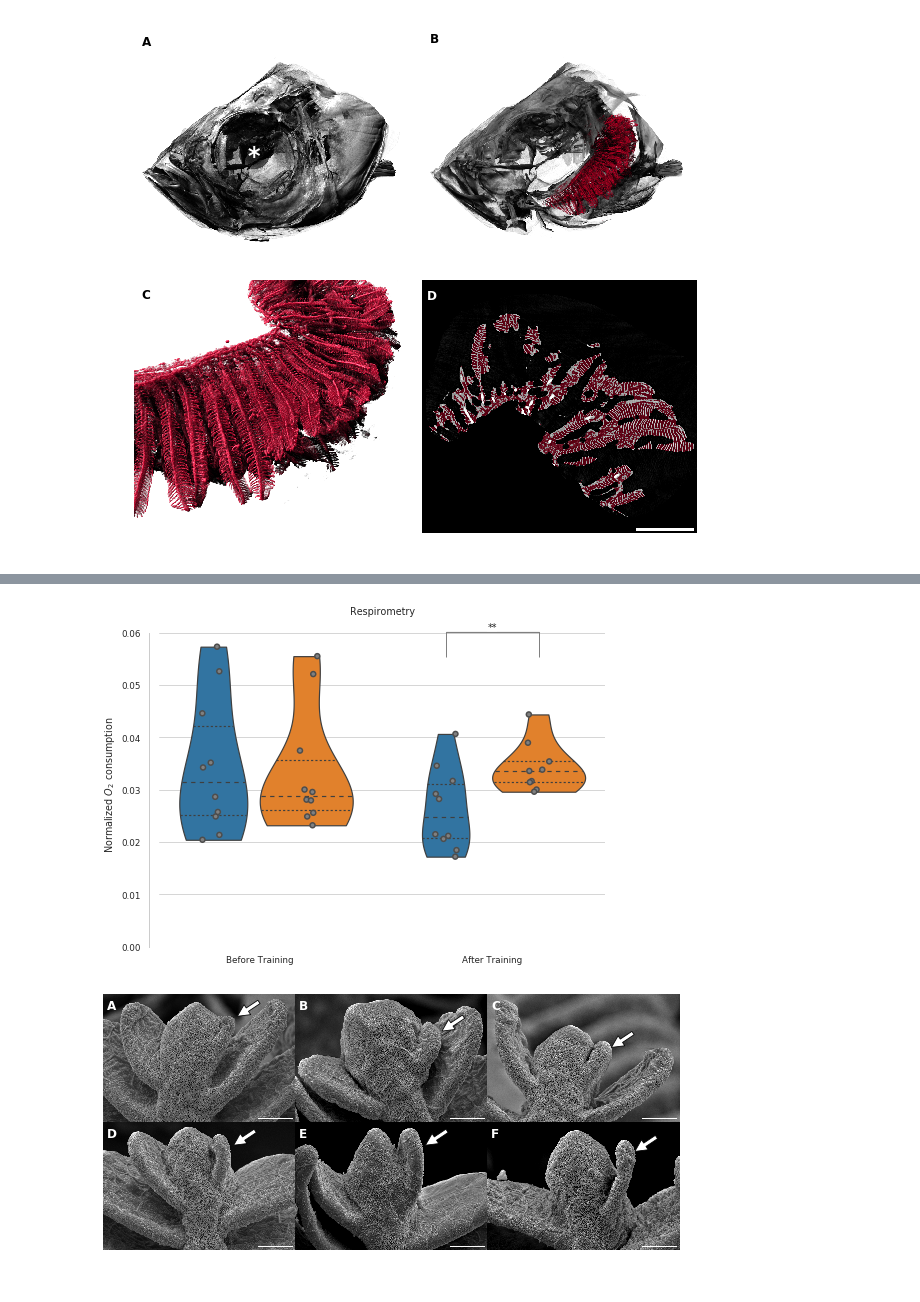
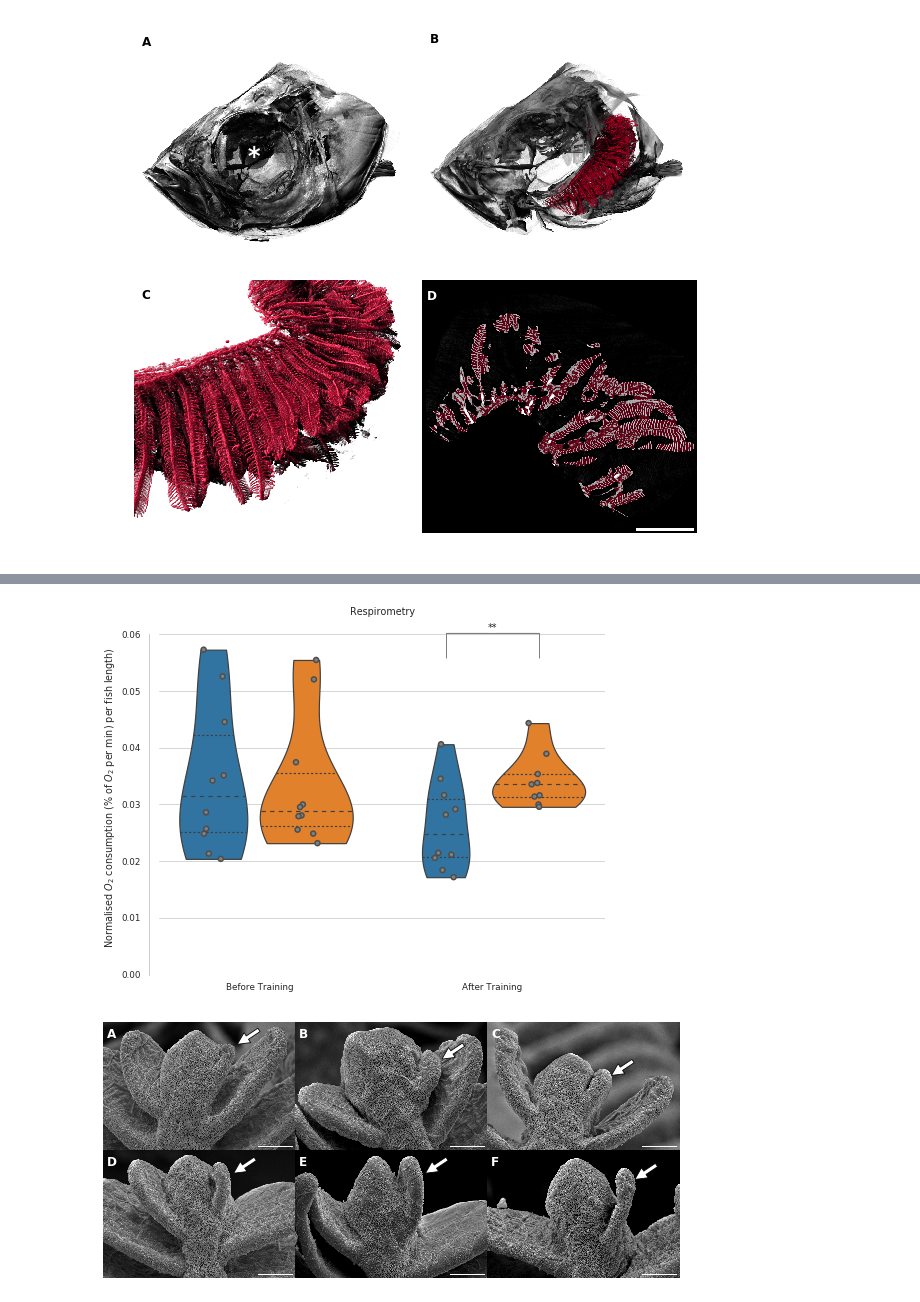
Before and after one commit to habi/Zebra-Fish-Gills, a Jupyter notebook: Gills-Analysis.ipynb, the cells around one changed output, grey strips where cells are left out. Saved outputs shown, nothing was run; the diff lists cells and outputs as text; code cells hidden in the pictures.

```diff
--- a/Gills-Analysis.ipynb
+++ b/Gills-Analysis.ipynb
@@ -3450,35 +3450,35 @@ seaborn.stripplot(data=Respirometry,
                   y='o2',
                   x='Training',
                   jitter=True,
                   dodge=True,
                   s=5,
                   linewidth=1.5,
                   palette=['gray', 'gray'])
 if legend:
     handles, labels = plt.gca().get_legend_handles_labels()
     plt.legend(handles[:len(handles) // 2],
                labels[:len(labels) // 2],
                loc='lower right')
 else:
     plt.legend().set_visible(False)
 plt.xlabel('')
 plt.gca().set_xticklabels(['Before Training',
                            'After Training'])
-plt.ylabel('Normalized $O_{2}$ consumption')
+plt.ylabel('Normalised $O_{2}$ consumption (% of $O_{2}$ per min) per fish length)')
 significance_bar(1 - 0.2, 1 + 0.2,
                  Respirometry['o2'].max(),
                  p_value_respirometry[1])
 if zerotheplots:
     plt.ylim(ymin=0)
 plt.title('Respirometry')
 seaborn.despine(offset=10, trim=True, bottom=True)
 plt.savefig(os.path.join(OutPutDir,
                          'Fig05.png'),
             bbox_inches='tight',
             pad_inches=0)
 plt.show()
 # %% [output]
-[figure, old version]
+[figure, new version]
 # %%
 # List Deas images for Fig06
 sprouting = glob.glob(os.path.join('*Originals',
```
Also changed, not shown: parts of 19 cells of this notebook.
